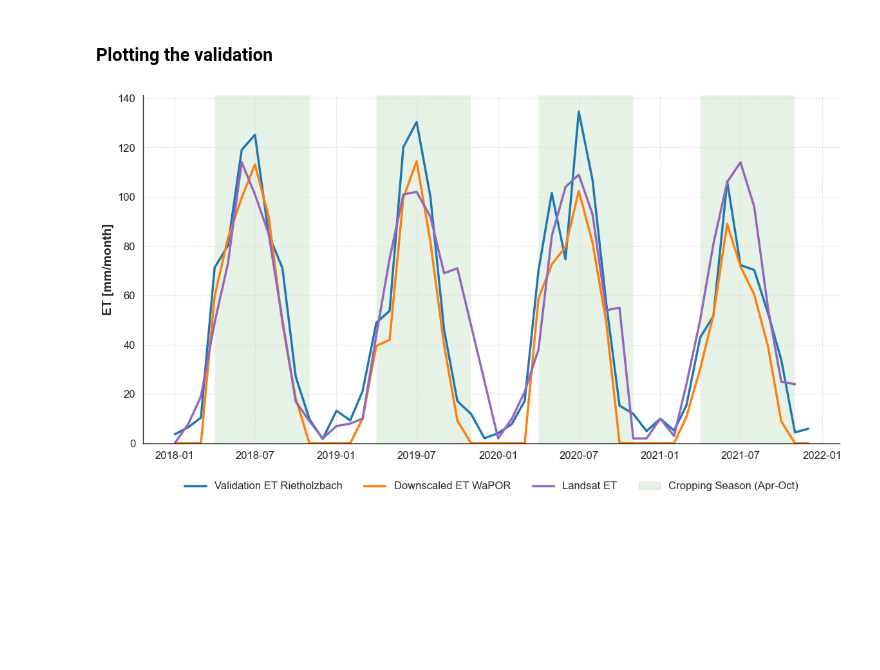
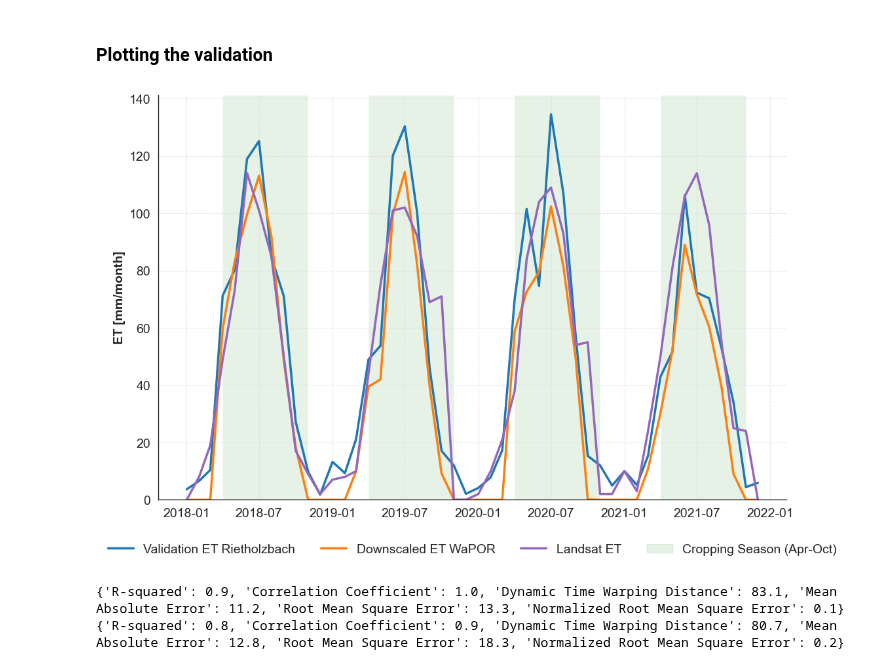
Before and after one commit to CooperBigFoot/ETblue-estimation, a Jupyter notebook: downscale_ET_data/validate_WaPOR_ET.ipynb, the cells around one changed output. Saved outputs shown, nothing was run; the diff lists cells and outputs as text; code cells hidden in the pictures; blank space fills up the shorter version.

```diff
--- a/downscale_ET_data/validate_WaPOR_ET.ipynb
+++ b/downscale_ET_data/validate_WaPOR_ET.ipynb
@@ -377,3 +344,7 @@ rietholzbach_validation_ET = aggregate_time_series(rietholzbach_validation_df, d
+# %%
+rietholzbach_validation_ET = aggregate_time_series(rietholzbach_validation_df, dates_for_validation)
+rietholzbach_validation_ET['date'] = pd.to_datetime(rietholzbach_validation_ET['date'])
+rietholzbach_validation_ET["average_evapotranspiration_[mm/d]"] = rietholzbach_validation_ET["average_evapotranspiration_[mm/d]"].round(0)
 # %%
 point = rietholzbach_validation_et_collection.first().geometry()
 raster_collection = extract_pixel_values(et_collection, point)
@@ -445,22 +416,27 @@ metrics
 # %%
 ET_landsat_cantons = ee.ImageCollection("projects/thurgau-irrigation/assets/ETlandsatmonthly")
 # %%
-landsat_ET_rietholzbach_fc = extract_pixel_values(ET_landsat_cantons, point, band="ET")
-landsat_ET_rietholzbach_df = geemap.ee_to_df(landsat_ET_rietholzbach_fc)
+landsat_ET_fc = extract_pixel_values(ET_landsat_cantons, point, band="ET")
+landsat_ET_df = geemap.ee_to_df(landsat_ET_fc)
 # %%
-landsat_ET_rietholzbach_df
+landsat_ET_df
 
-landsat_ET_rietholzbach_df['date'] = pd.to_datetime(landsat_ET_rietholzbach_df['date'])
+landsat_ET_df['date'] = pd.to_datetime(landsat_ET_df['date'])
 
 # Set all dates to the first day of their respective months
-landsat_ET_rietholzbach_df['date'] = landsat_ET_rietholzbach_df['date'].dt.to_period('M').dt.to_timestamp()
+landsat_ET_df['date'] = landsat_ET_df['date'].dt.to_period('M').dt.to_timestamp()
 
-landsat_ET_rietholzbach_df["evapotranspiration[mm/month]"] = landsat_ET_rietholzbach_df["pixel_value"]
+landsat_ET_df["evapotranspiration[mm/month]"] = landsat_ET_df["pixel_value"]
 # %%
-# Filter landsat_ET_rietholzbach_df for dates between 2018-01-01 and 2021-12-31
-landsat_ET_rietholzbach_df = landsat_ET_rietholzbach_df[
-    (landsat_ET_rietholzbach_df['date'] >= '2018-01-01') & (landsat_ET_rietholzbach_df['date'] <= '2021-12-31')
+# Filter landsat_ET_df for dates between 2018-01-01 and 2021-12-31
+landsat_ET_df = landsat_ET_df[
+    (landsat_ET_df["date"] >= "2018-01-01") & (landsat_ET_df["date"] <= "2021-12-31")
 ]
+
+# Set NaN values to 0
+landsat_ET_df["evapotranspiration[mm/month]"] = landsat_ET_df[
+    "evapotranspiration[mm/month]"
+].fillna(0)
 # %% [markdown]
 ### Resampling dekadal WaPOR data to monthly data. The resampling is done by multiplying the dekadal data by the number of days in each dekad and then summing the values for each month.
 # %%
@@ -479,7 +455,7 @@ rietholzbach_monthly_ET_df.rename(columns={"sum_evapotranspiration_[mm/d]": "sum
 # %% [markdown]
 ### Plotting the validation
 # %%
-plt.figure(figsize=(12, 7))  # Increased height to accommodate bottom legend
+plt.figure(figsize=(12, 8))
 
 # Plot the data
 sns.lineplot(
@@ -497,7 +473,7 @@ sns.lineplot(
     color="#ff7f0e",
 )
 sns.lineplot(
-    data=landsat_ET_rietholzbach_df,
+    data=landsat_ET_df,
     x="date",
     y="evapotranspiration[mm/month]",
     label="Landsat ET",
@@ -522,31 +498,39 @@ for year in range(
         alpha=0.1,
         zorder=0,
     )
 
 # Create a custom patch for the legend
 green_patch = mpatches.Patch(
     color="green", alpha=0.1, label="Cropping Season (Apr-Oct)"
 )
 
 # Get current handles and labels
 handles, labels = plt.gca().get_legend_handles_labels()
 handles.append(green_patch)
 
 # Place the legend at the bottom with 3 columns
 plt.legend(
     handles=handles,
     loc="lower center",
     bbox_to_anchor=(0.5, -0.15),
     ncol=4,
     borderaxespad=0.0,
 )
 
 # Adjust layout to prevent cutting off the legend
 plt.tight_layout()
 plt.subplots_adjust(bottom=0.2)  # Adjust bottom margin to fit the legend
 
 
 plt.savefig("/Users/cooper/Desktop/Hydrosolutions/ETblue-estimation /images/ET_validation/WaPOR_Landsat_validation_Rietholzbach_monthly.png", dpi=300, bbox_inches="tight")
 plt.show()
 # %% [output]
-[figure, old version]
+[figure, new version]
+# %%
+metrics = calculate_metrics(rietholzbach_monthly_ET_df['sum_evapotranspiration_[mm/month]'], waport_monthly_df['evapotranspiration[mm/month]'])
+print(metrics)
+metrics = calculate_metrics(rietholzbach_monthly_ET_df['sum_evapotranspiration_[mm/month]'], landsat_ET_df['evapotranspiration[mm/month]'])
+print(metrics)
+# %% [output]
+{'R-squared': 0.9, 'Correlation Coefficient': 1.0, 'Dynamic Time Warping Distance': 83.1, 'Mean Absolute Error': 11.2, 'Root Mean Square Error': 13.3, 'Normalized Root Mean Square Error': 0.1}
+{'R-squared': 0.8, 'Correlation Coefficient': 0.9, 'Dynamic Time Warping Distance': 80.7, 'Mean Absolute Error': 12.8, 'Root Mean Square Error': 18.3, 'Normalized Root Mean Square Error': 0.2}
```
Also changed, not shown: parts of 6 cells of this notebook, 4 other files.
